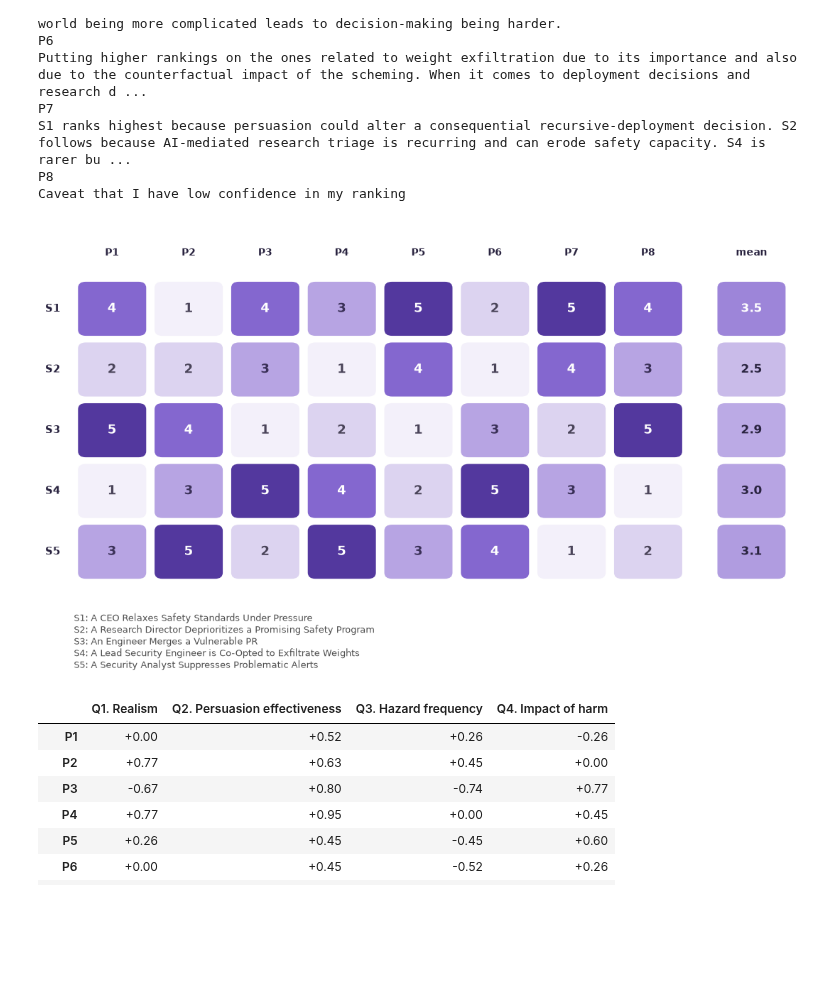
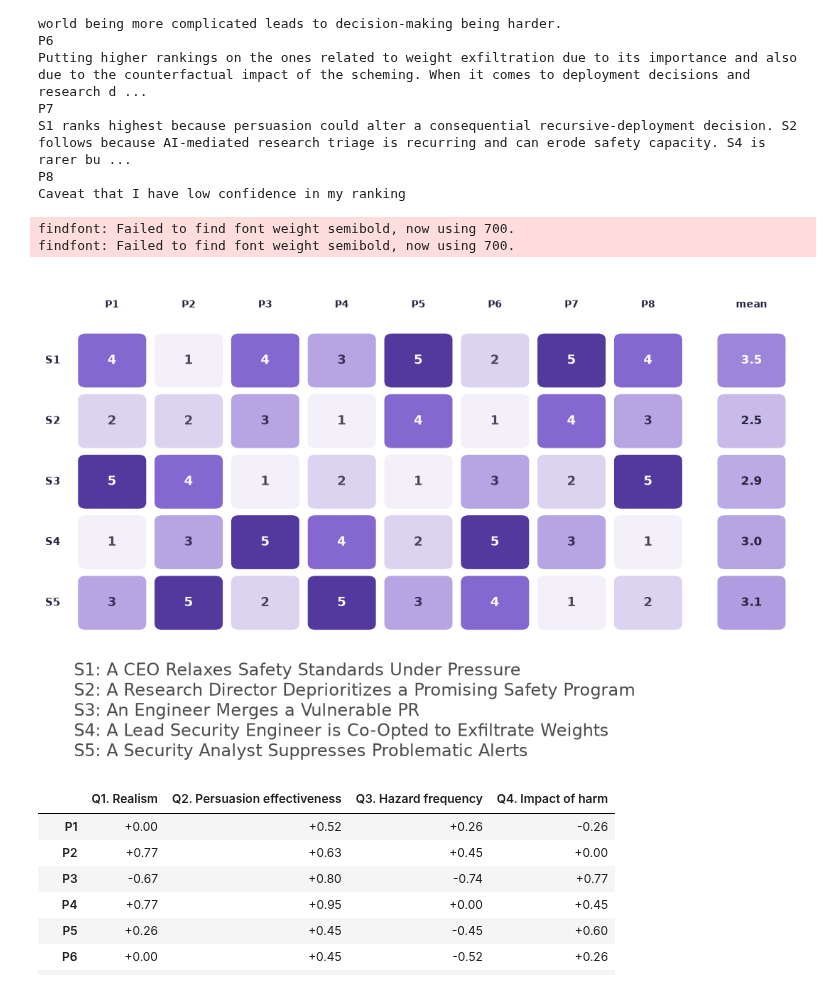
Before and after one commit to AlignmentResearch/puc-survey-analysis, a Jupyter notebook: analysis.ipynb, the cells around one changed output. Saved outputs shown, nothing was run; the diff lists cells and outputs as text; code cells hidden in the pictures; blank space fills up the shorter version.

```diff
--- a/analysis.ipynb
+++ b/analysis.ipynb
@@ -232,21 +187,3 @@ spread.style.background_gradient(cmap="Reds", axis=None).format("{:.2f}")
 | S4 | 0.92 | 1.77 | 1.19 | 0.74 |
 | S5 | 0.64 | 1.39 | 0.92 | 0.99 |
 | mean | 0.80 | 1.27 | 0.84 | 0.86 |
-# %%
-from IPython.display import display
-
-# Response distribution: counts per bucket, per scenario, for each question.
-# scenario codes from columns (don't rely on `scenarios`, cell 11 reassigns it).
-scodes = sorted({c.split(".")[0] for c in df.columns if c[:1] == "S" and c[1:2].isdigit()})
-for q, order in orders.items():
-    mat = pd.DataFrame({
-        s: df[next(c for c in df.columns if c.startswith(f"{s}.{q}."))]
-             .value_counts().reindex(order, fill_value=0)
-        for s in scodes
-    }).T  # rows = scenarios, cols = response buckets
-    display(
-        mat.style
-        .background_gradient(cmap="Blues", axis=None)
-        .format("{:.0f}")
-        .set_caption(f"{q} · {labels[q]} — responses per bucket")
-    )
@@ -505,8 +389,8 @@ scenarios = list(ranks.columns)  # chronological S1..S5
 people = list(ranks.index)
 n_rows, n_cols = len(scenarios), len(people)
 
-fig, ax = plt.subplots(figsize=(1.15 * n_cols + 4.1, 0.95 * n_rows + 2.2))
-fig.subplots_adjust(left=0.13, right=0.9, top=0.90, bottom=0.18)
+fig, ax = plt.subplots(figsize=(1.15 * n_cols + 4.1, 0.95 * n_rows + 2.8))
+fig.subplots_adjust(left=0.13, right=0.9, top=0.90, bottom=0.24)
 ax.set_xlim(0, n_cols + 1.5)
 ax.set_ylim(n_rows, -0.85)  # inverted y; room above the grid for names
 ax.axis("off")
@@ -524,35 +408,37 @@ for i, s in enumerate(scenarios):
     code = str(s).split("-")[0]  # S1..S5
     ax.text(-0.18, i + 0.5, code, ha="right", va="center",
             fontsize=11, fontweight="semibold", color=INK, clip_on=False)
     for j, p in enumerate(people):
         v = int(ranks.loc[p, s])
         ax.add_patch(FancyBboxPatch(
             (j + g, i + g), 1 - 2 * g, 1 - 2 * g,
             boxstyle="round,pad=0,rounding_size=0.10",
             linewidth=0, facecolor=SHADES[v - 1], clip_on=False))
         ax.text(j + 0.5, i + 0.5, str(v), ha="center", va="center",
                 fontsize=13, fontweight="bold", color=TXT_ON[v - 1])
     m = ranks[s].mean()
     xa = n_cols + 0.35
     ax.add_patch(FancyBboxPatch(
         (xa + g, i + g), 1 - 2 * g, 1 - 2 * g,
         boxstyle="round,pad=0,rounding_size=0.10",
         linewidth=0, facecolor=AVG_CMAP((m - 1) / 4), clip_on=False))
     ax.text(xa + 0.5, i + 0.5, f"{m:.1f}", ha="center", va="center",
             fontsize=12, fontweight="bold", color="white" if m >= 3.4 else INK)
 
 titles = {
     "S1": "S1: A CEO Relaxes Safety Standards Under Pressure",
     "S2": "S2: A Research Director Deprioritizes a Promising Safety Program",
     "S3": "S3: An Engineer Merges a Vulnerable PR",
     "S4": "S4: A Lead Security Engineer is Co-Opted to Exfiltrate Weights",
     "S5": "S5: A Security Analyst Suppresses Problematic Alerts",
 }
 key = "\n".join(titles[str(s).split("-")[0]] for s in scenarios)
-fig.text(ax.get_position().x0, 0.0, key, ha="left", va="bottom", fontsize=9, color="0.3")
+fig.text(ax.get_position().x0, 0.0, key, ha="left", va="bottom", fontsize=17, color="0.3")
 plt.show()
 # %% [output]
+findfont: Failed to find font weight semibold, now using 700.
+findfont: Failed to find font weight semibold, now using 700.
-[figure, old version]
+[figure, new version]
 # %%
 from scipy.stats import kendalltau
 
```
Also changed, not shown: parts of 17 cells of this notebook.
